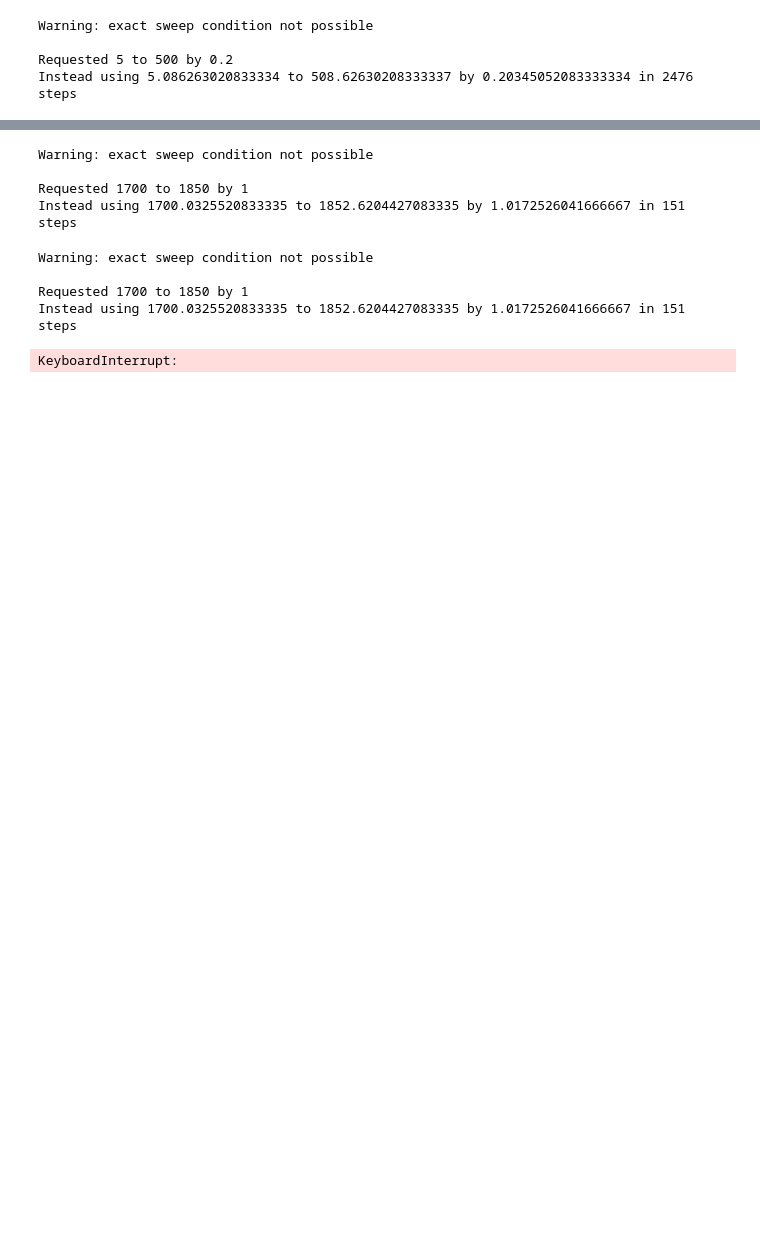
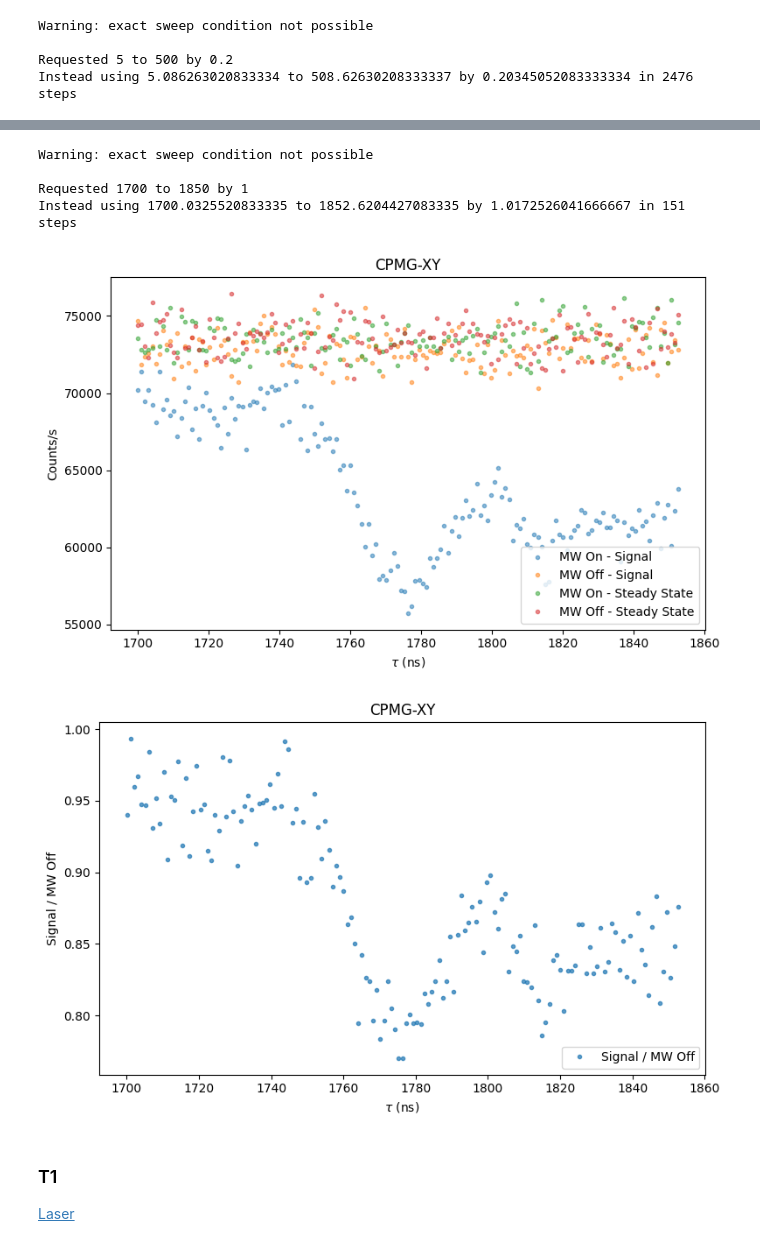
Before and after one commit to vsmar/qick-dawg, a Jupyter notebook: jupyter_notebooks/fine_time_counting_demo.ipynb, the cells around one changed output, grey strips where cells are left out. Cells and saved outputs as stored; diff of their text form; code cells hidden in the pictures; blank space fills up the shorter version.

```diff
--- a/jupyter_notebooks/fine_time_counting_demo.ipynb
+++ b/jupyter_notebooks/fine_time_counting_demo.ipynb
@@ -341,23 +220,27 @@ cpmg_data = prog.acquire(progress=True)
 # %%
-from qickdawg.finetimingsuite.cpmg_xy_fine_res import CPMGXYFineRes
-
 config = copy(default_config)
 
 config.add_linear_sweep("tau", "ftns", start=1700, stop=1850, delta=1)
 
 config.n_cpmg = 32
 config.reps = 100000
-
+# NOTE: setting config.get_reference = False, will half the experiment duration
 
 prog = CPMGXYFineRes(config)
-cpmg_data2 = prog.acquire(progress=True)
+cpmg_data = prog.acquire(progress=True)
 # %% [output]
 Warning: exact sweep condition not possible
 
 Requested 1700 to 1850 by 1
 Instead using 1700.0325520833335 to 1852.6204427083335 by 1.0172526041666667 in 151 steps
-Warning: exact sweep condition not possible
-
-Requested 1700 to 1850 by 1
-Instead using 1700.0325520833335 to 1852.6204427083335 by 1.0172526041666667 in 151 steps
-KeyboardInterrupt:
+# %%
+Visualizer.plot_cpmg(cpmg_data)
+Visualizer.plot_cpmg(cpmg_data, view='contrast', contrast_mode='signal_over_off')
+# you can still get contrast relative to steady state using with: contrast_mode='signal_over_ss'
+# %% [output]
+[figure, added]
+[figure, added]
+# %% [markdown]
+<a id="t1"></a>
+### T1
+[Laser](#laser)
```
Also changed, not shown: parts of 31 cells of this notebook, 35 other files.
